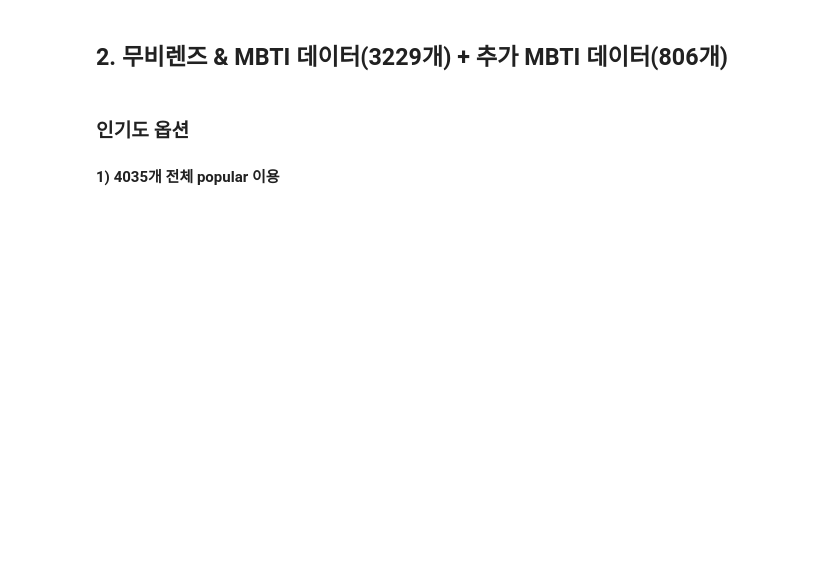
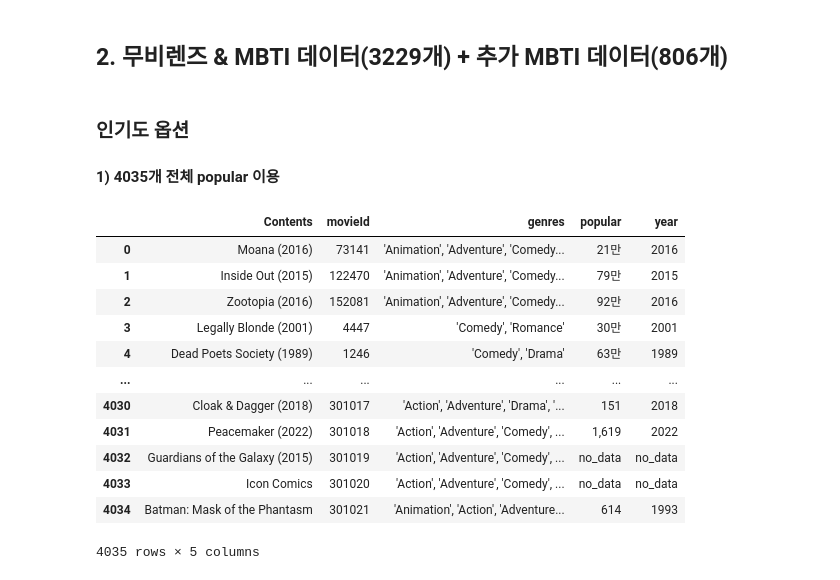
Before and after one commit to boostcampaitech4lv23recsys2/level3_productserving-level3-recsys-08, a Jupyter notebook: Data/DataProcessing/movie_select.ipynb, the cells around one changed output. Cells and saved outputs as stored; diff of their text form; code cells hidden in the pictures; blank space fills up the shorter version.

```diff
--- a/Data/DataProcessing/movie_select.ipynb
+++ b/Data/DataProcessing/movie_select.ipynb
@@ -469,3 +469,22 @@ movieId_list
 # %% [markdown]
 ### 인기도 옵션
 #### 1) 4035개 전체 popular 이용
+# %%
+data_4035 = pd.read_csv("/opt/ml/input/data/content_based_4035.csv")
+data2 = data_4035[['Contents', 'movieId', 'genres', 'popular', 'year']]
+# %%
+data2
+# %% [output]
+|  | Contents | movieId | genres | popular | year |
+| 0 | Moana (2016) | 73141 | 'Animation', 'Adventure', 'Comedy... | 21만 | 2016 |
+| 1 | Inside Out (2015) | 122470 | 'Animation', 'Adventure', 'Comedy... | 79만 | 2015 |
+| 2 | Zootopia (2016) | 152081 | 'Animation', 'Adventure', 'Comedy... | 92만 | 2016 |
+| 3 | Legally Blonde (2001) | 4447 | 'Comedy', 'Romance' | 30만 | 2001 |
+| 4 | Dead Poets Society (1989) | 1246 | 'Comedy', 'Drama' | 63만 | 1989 |
+| ... | ... | ... | ... | ... | ... |
+| 4030 | Cloak & Dagger (2018) | 301017 | 'Action', 'Adventure', 'Drama', '... | 151 | 2018 |
+| 4031 | Peacemaker (2022) | 301018 | 'Action', 'Adventure', 'Comedy', ... | 1,619 | 2022 |
+| 4032 | Guardians of the Galaxy (2015) | 301019 | 'Action', 'Adventure', 'Comedy', ... | no_data | no_data |
+| 4033 | Icon Comics | 301020 | 'Action', 'Adventure', 'Comedy', ... | no_data | no_data |
+| 4034 | Batman: Mask of the Phantasm | 301021 | 'Animation', 'Action', 'Adventure... | 614 | 1993 |
+4035 rows × 5 columns
```
Also changed, not shown: parts of 60 cells of this notebook.
